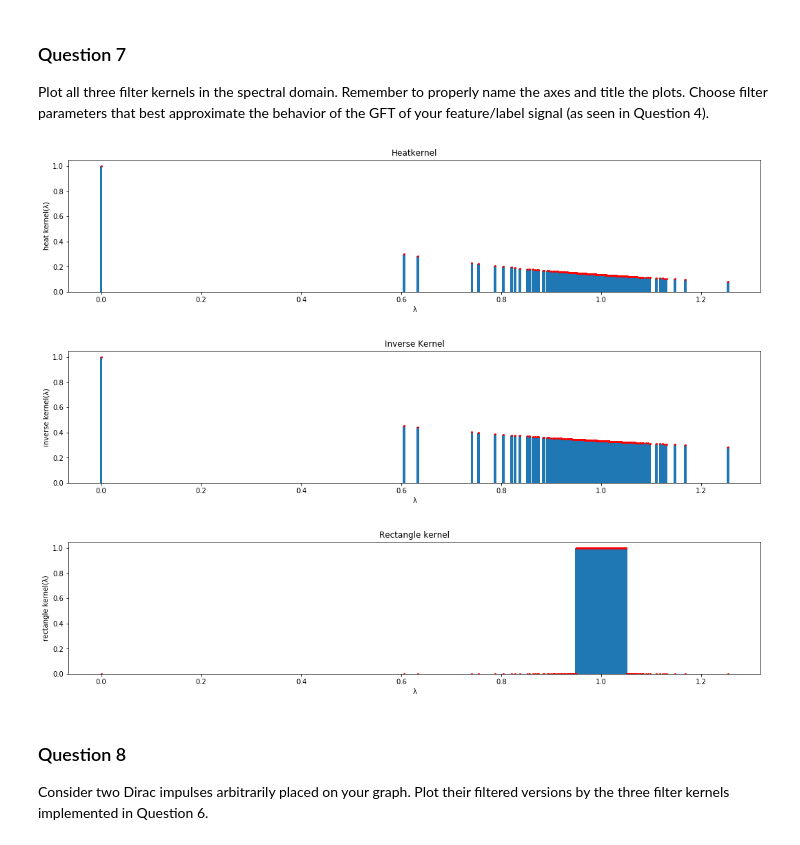
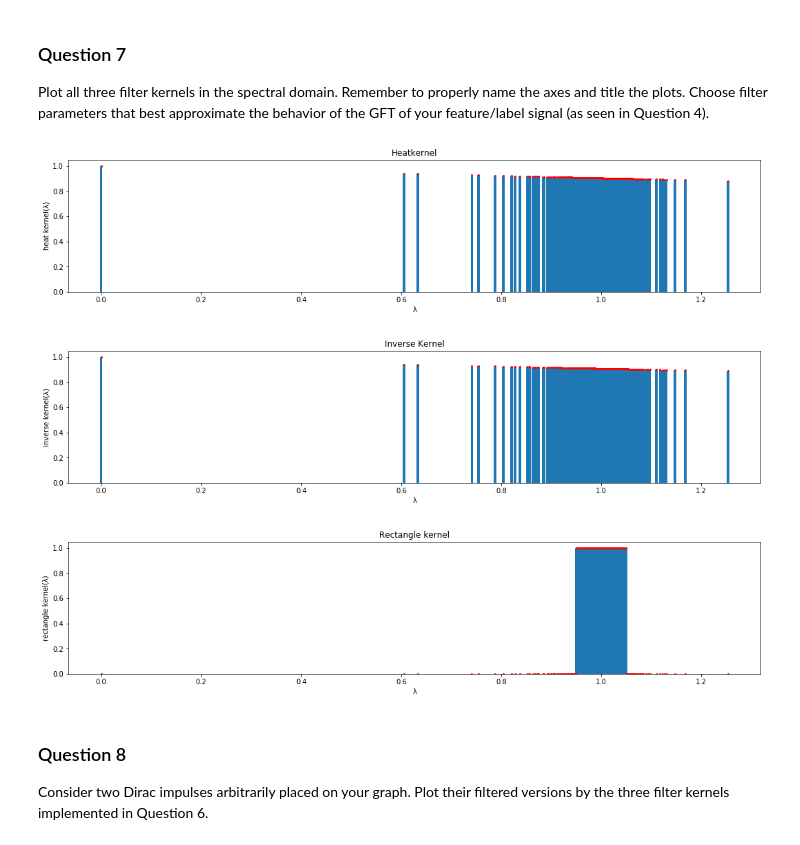
Before and after one commit to coencharles/teamporcinet_M4_v2, a Jupyter notebook: milestones/4_graph_signal_processing.ipynb, the cells around one changed output. Drawn from its saved outputs; the diff is of its cells as text; code cells hidden in the pictures.

```diff
--- a/milestones/4_graph_signal_processing.ipynb
+++ b/milestones/4_graph_signal_processing.ipynb
@@ -274,40 +272,40 @@ Plot all three filter kernels in the spectral domain. Remember to properly name
 # Your code here.
 plt.figure(figsize=(18,12))
 
-ker1=heat_kernel(e,2)
+ker1=heat_kernel(e,0.1)
 plt.subplot(3,1,1)
 plt.bar(e,ker1,width=0.005)
 plt.plot(e,ker1,'ro',ms=2)
 plt.ylabel('heat kernel(λ)')
 plt.xlabel('λ')
 plt.title('Heatkernel')
 plt.show()
 #nx.draw_networkx_edges(graph, coords, alpha=0.01)
 
 plt.figure(figsize=(18,12))
-ker2=inverse_kernel(e,2)
+ker2=inverse_kernel(e,0.1)
 plt.subplot(3,1,2)
 plt.bar(e,ker2,width=0.005)
 plt.plot(e,ker2,'ro',ms=2)
 plt.ylabel('inverse kernel(λ)')
 plt.xlabel('λ')
 plt.title('Inverse Kernel')
 plt.show()
 #nx.draw_networkx_edges(graph, coords, alpha=0.01)
 
 plt.figure(figsize=(18,12))
 ker3=rectangle_kernel(e,0.95,1.05)
 plt.subplot(3,1,3)
 plt.bar(e,ker3,width=0.005)
 plt.plot(e,ker3,'ro',ms=2)
 plt.ylabel('rectangle kernel(λ)')
 plt.xlabel('λ')
 plt.title('Rectangle kernel')
 plt.show()
 #nx.draw_networkx_edges(graph, coords, alpha=0.01)
 # %% [output]
-[figure, old version]
+[figure, new version]
-[figure, old version]
+[figure, new version]
 [figure]
 # %% [markdown]
 ### Question 8
```
Also changed, not shown: parts of 21 cells of this notebook.
